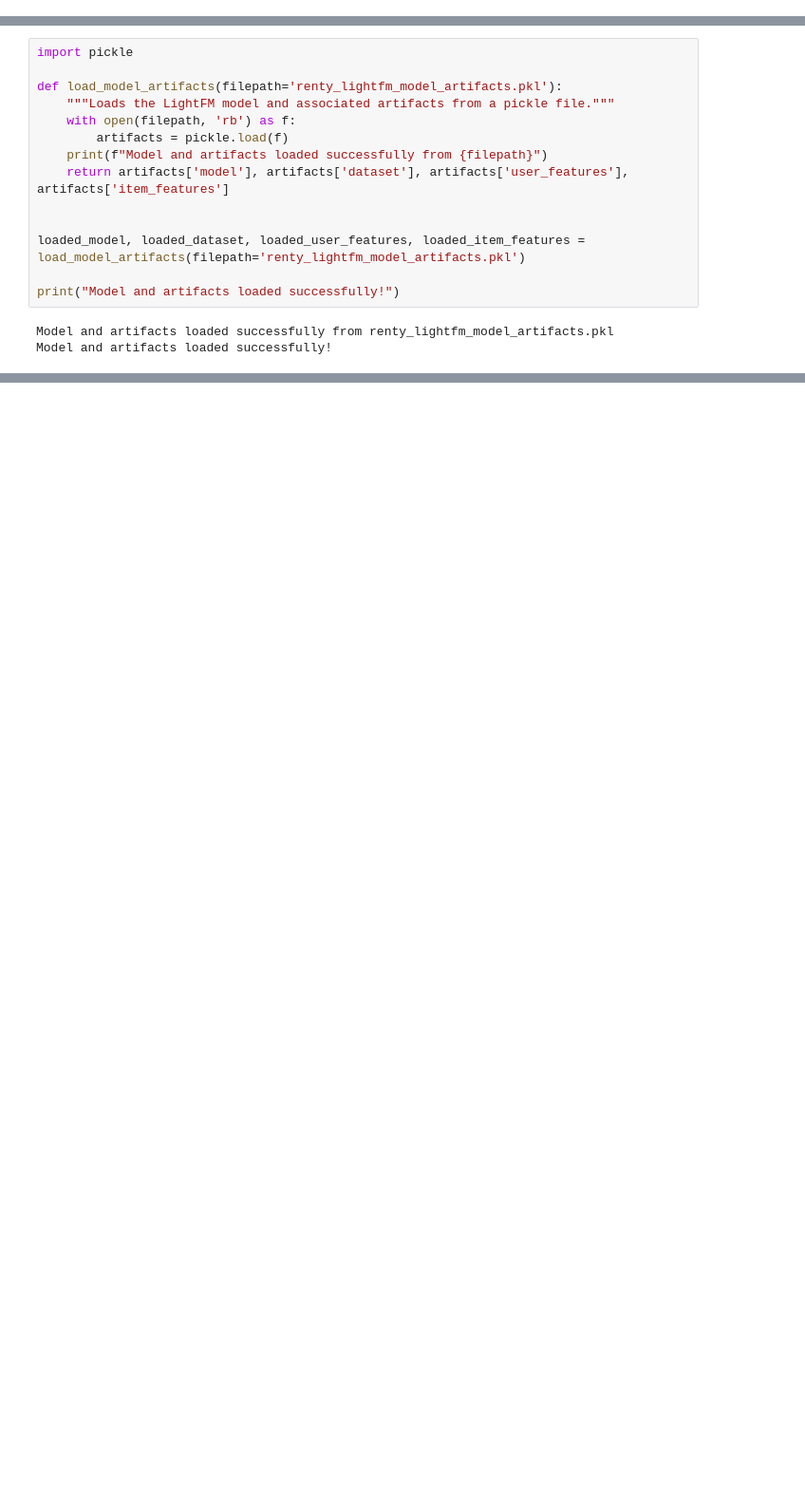
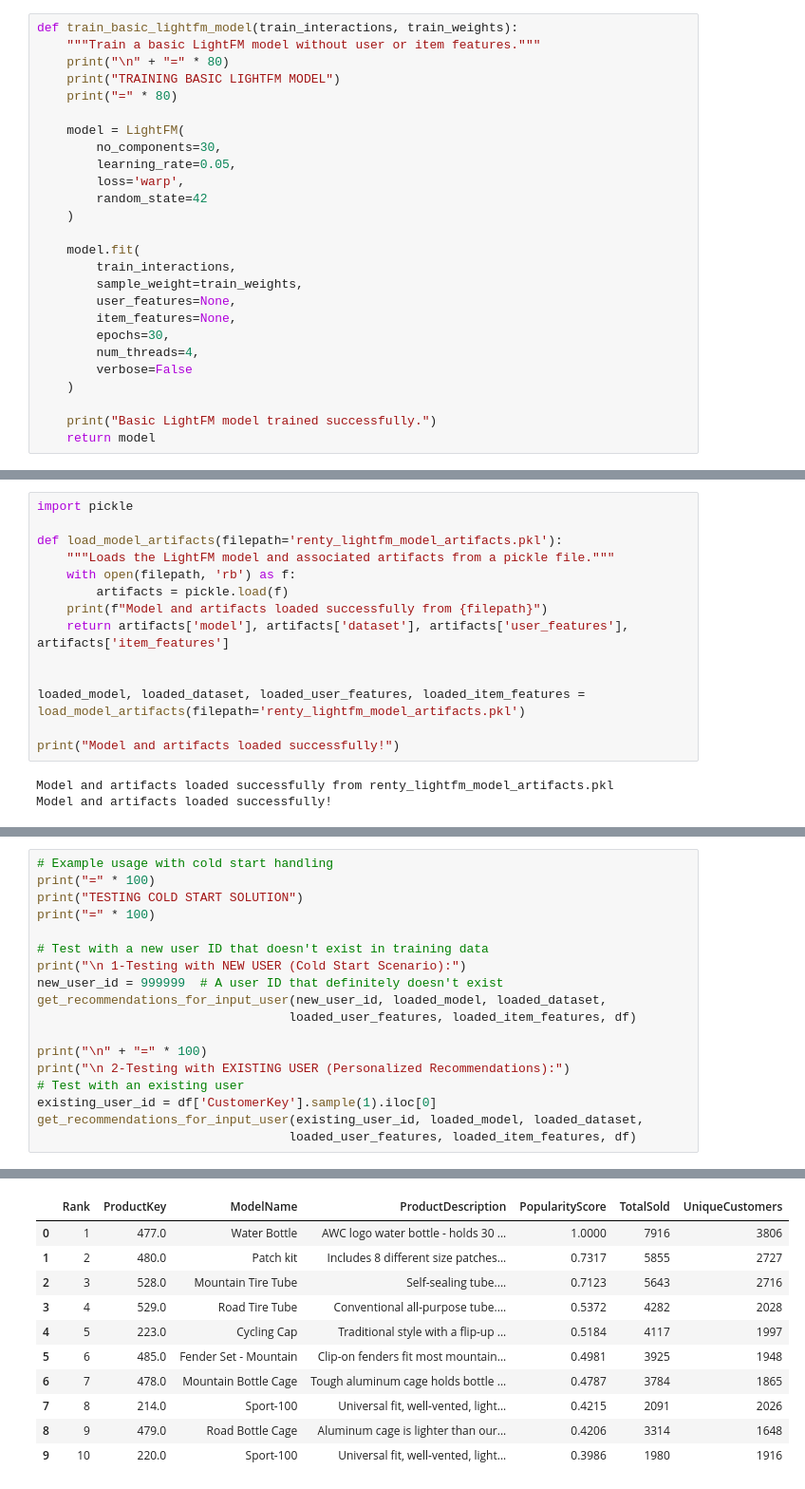
Before and after one commit to Yasserashraf1/AI-Salaries-Analysis-Project-Using-R-and-Tableau, a Jupyter notebook: Ecommerce_Recommendation_System_Renty_Ecommerce_v1_1.ipynb, the cells around one changed output, grey strips where cells are left out. Shown at 95% size. Saved outputs shown, nothing was run; the diff lists cells and outputs as text; blank space fills up the shorter version.

```diff
--- a/Ecommerce_Recommendation_System_Renty_Ecommerce_v1_1.ipynb
+++ b/Ecommerce_Recommendation_System_Renty_Ecommerce_v1_1.ipynb
@@ -997,3 +1033,29 @@ def plot_hyperparameter_analysis(results_df):
+# %%
+def train_basic_lightfm_model(train_interactions, train_weights):
+    """Train a basic LightFM model without user or item features."""
+    print("\n" + "=" * 80)
+    print("TRAINING BASIC LIGHTFM MODEL")
+    print("=" * 80)
+
+    model = LightFM(
+        no_components=30,
+        learning_rate=0.05,
+        loss='warp',
+        random_state=42
+    )
+
+    model.fit(
+        train_interactions,
+        sample_weight=train_weights,
+        user_features=None,
+        item_features=None,
+        epochs=30,
+        num_threads=4,
+        verbose=False
+    )
+
+    print("Basic LightFM model trained successfully.")
+    return model
 # %% [markdown]
 # MAIN EXECUTION PIPELINE
 # %%
@@ -1329,0 +1634,19 @@ Attempting to get recommendations for user ID: 14574
+# %%
+# Example usage with cold start handling
+print("=" * 100)
+print("TESTING COLD START SOLUTION")
+print("=" * 100)
+
+# Test with a new user ID that doesn't exist in training data
+print("\n 1-Testing with NEW USER (Cold Start Scenario):")
+new_user_id = 999999  # A user ID that definitely doesn't exist
+get_recommendations_for_input_user(new_user_id, loaded_model, loaded_dataset,
+                                  loaded_user_features, loaded_item_features, df)
+
+print("\n" + "=" * 100)
+print("\n 2-Testing with EXISTING USER (Personalized Recommendations):")
+# Test with an existing user
+existing_user_id = df['CustomerKey'].sample(1).iloc[0]
+get_recommendations_for_input_user(existing_user_id, loaded_model, loaded_dataset,
+                                  loaded_user_features, loaded_item_features, df)
+# %% [output]
@@ -1329,0 +1666,11 @@ Attempting to get recommendations for user ID: 14574
+|  | Rank | ProductKey | ModelName | ProductDescription | PopularityScore | TotalSold | UniqueCustomers |
+| 0 | 1 | 477.0 | Water Bottle | AWC logo water bottle - holds 30 ... | 1.0000 | 7916 | 3806 |
+| 1 | 2 | 480.0 | Patch kit | Includes 8 different size patches... | 0.7317 | 5855 | 2727 |
+| 2 | 3 | 528.0 | Mountain Tire Tube | Self-sealing tube.... | 0.7123 | 5643 | 2716 |
+| 3 | 4 | 529.0 | Road Tire Tube | Conventional all-purpose tube.... | 0.5372 | 4282 | 2028 |
+| 4 | 5 | 223.0 | Cycling Cap | Traditional style with a flip-up ... | 0.5184 | 4117 | 1997 |
+| 5 | 6 | 485.0 | Fender Set - Mountain | Clip-on fenders fit most mountain... | 0.4981 | 3925 | 1948 |
+| 6 | 7 | 478.0 | Mountain Bottle Cage | Tough aluminum cage holds bottle ... | 0.4787 | 3784 | 1865 |
+| 7 | 8 | 214.0 | Sport-100 | Universal fit, well-vented, light... | 0.4215 | 2091 | 2026 |
+| 8 | 9 | 479.0 | Road Bottle Cage | Aluminum cage is lighter than our... | 0.4206 | 3314 | 1648 |
+| 9 | 10 | 220.0 | Sport-100 | Universal fit, well-vented, light... | 0.3986 | 1980 | 1916 |
```
Also changed, not shown: parts of 14 cells of this notebook.
